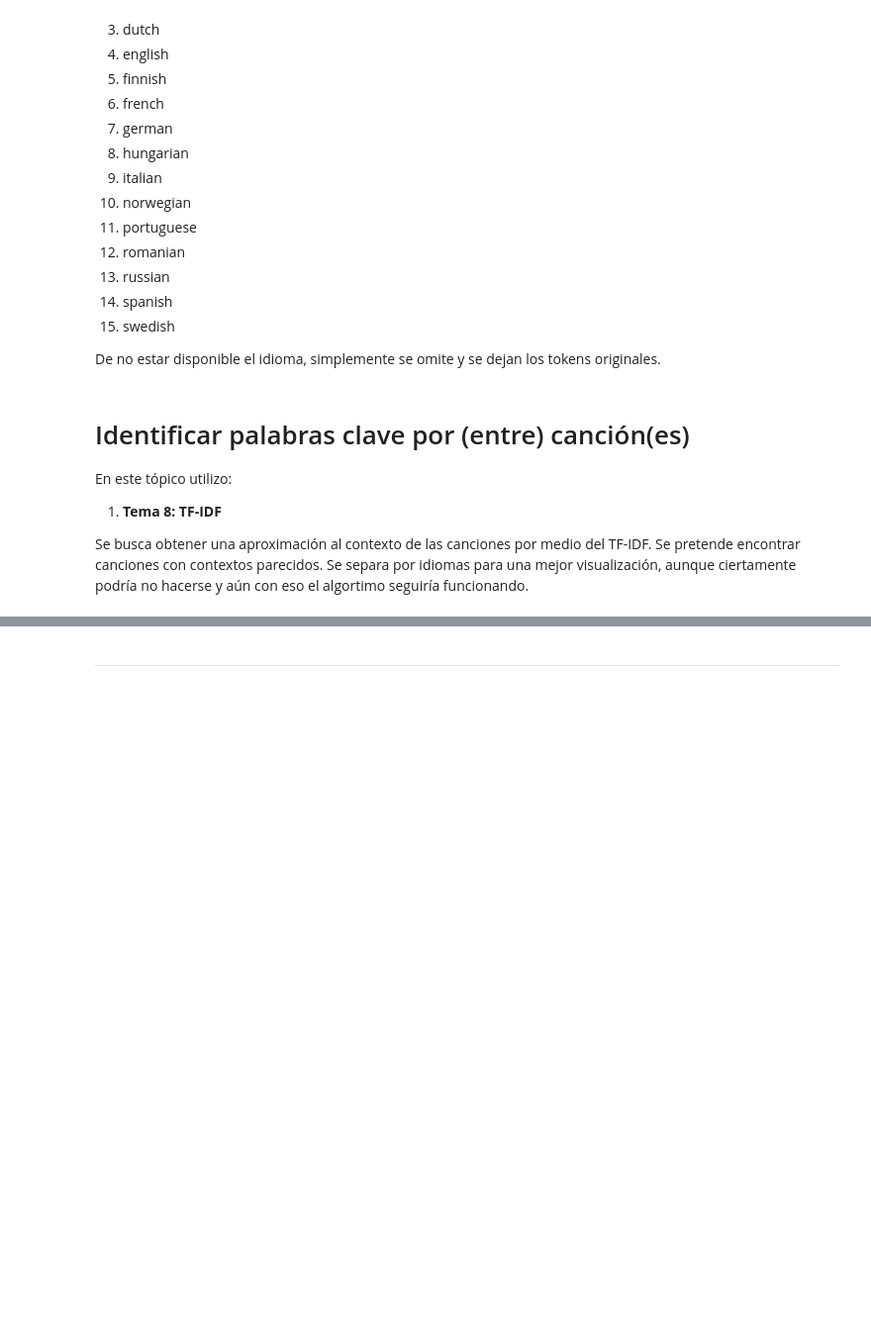
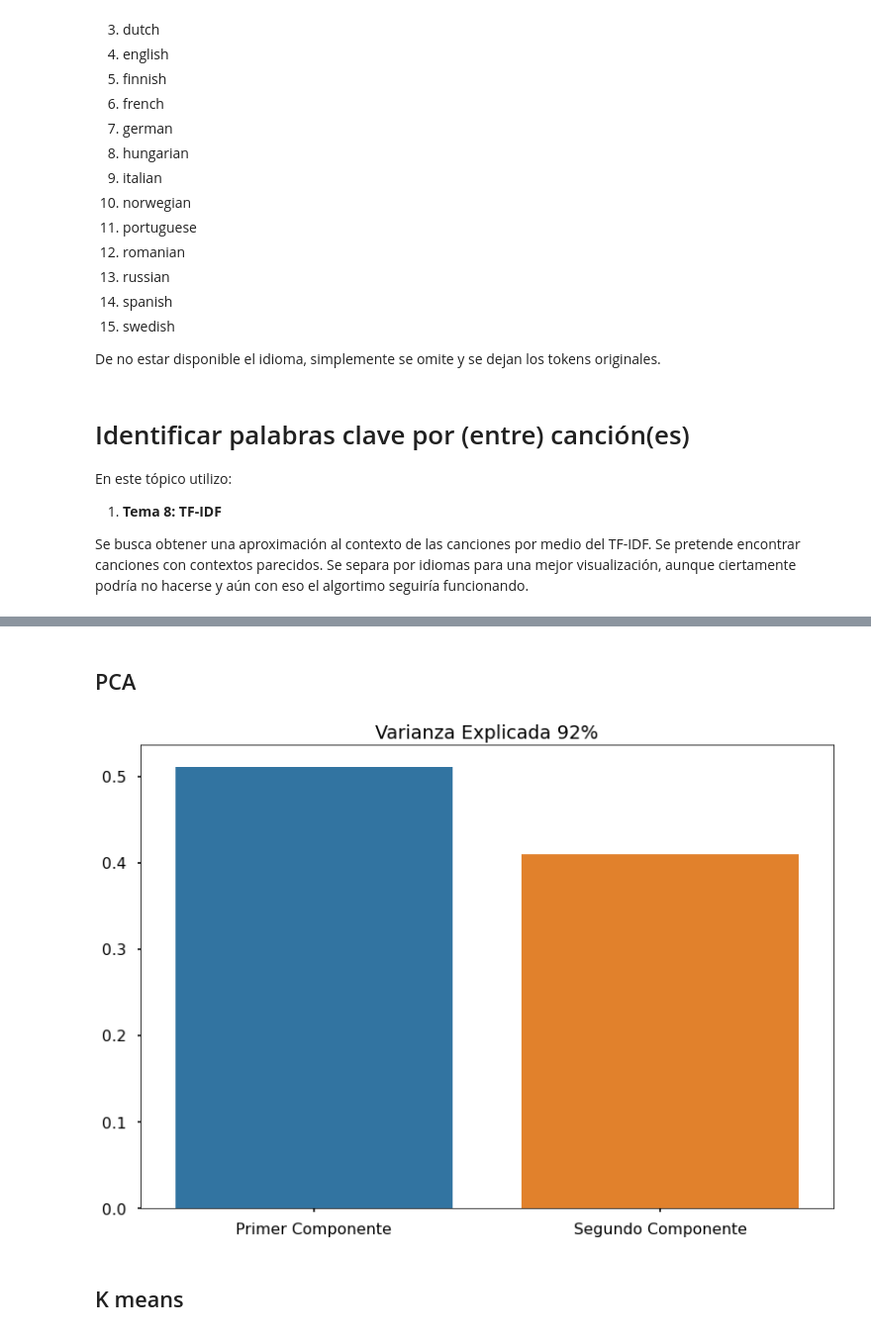
Before and after one commit to FisherPearson/Salud-Mental-Canciones, a Jupyter notebook: Funciones_Salud_Mental.ipynb, the cells around one changed output, grey strips where cells are left out. Shown at 99% size. Cells and saved outputs as stored; diff of their text form; code cells hidden in the pictures; blank space fills up the shorter version.

```diff
--- a/Funciones_Salud_Mental.ipynb
+++ b/Funciones_Salud_Mental.ipynb
@@ -30,15 +30,23 @@ from collections import Counter
 
 import matplotlib.pyplot as plt
 import seaborn as sns
+from sklearn.metrics import silhouette_samples, silhouette_score
+import matplotlib.cm as cm
 
 """ML"""
 
 from sklearn.feature_extraction.text import CountVectorizer
 from sklearn.naive_bayes import MultinomialNB
 from sklearn.feature_extraction.text import TfidfVectorizer
-
+from sklearn.cluster import KMeans
+from sklearn.decomposition import PCA
+from sklearn.pipeline import make_pipeline
+from sklearn.preprocessing import StandardScaler
 
 pd.options.mode.chained_assignment = None
+
+plt.rcParams["figure.figsize"] = (20,15)
+plt.style.use('seaborn-poster')
 # %% [markdown]
 # Limpiar datos
 # %%
@@ -348,0 +361,2 @@ def palabras_mas_representativas_idioma(df, idioma):
+# %%
+datos = pd.concat([Obtener_datos_estadisticos(1),Obtener_datos_estadisticos(2),Obtener_datos_estadisticos(3)]).drop_duplicates()
@@ -348,0 +412,2 @@ def palabras_mas_representativas_idioma(df, idioma):
+# %%
+datos[['key', 'loudness']] = StandardScaler().fit_transform(datos[['key', 'loudness']])
@@ -349,2 +442,20 @@ def palabras_mas_representativas_idioma(df, idioma):
+# %%
+X = datos.iloc[:,1:].values
 # %% [markdown]
----
+## PCA
+# %%
+pca = PCA(n_components = 2)
+
+X_pca = pca.fit_transform(X)
+
+explained_variance = pca.explained_variance_ratio_
+
+principalDf = pd.DataFrame(data = X_pca, columns = ['Componente1', 'Componente2'])
+
+sns.barplot(x = ["Primer Componente","Segundo Componente"], y = explained_variance)
+plt.title("Varianza Explicada 92%")
+plt.show()
+# %% [output]
+[figure, added]
+# %% [markdown]
+## K means
```
Also changed, not shown: parts of 27 cells of this notebook.
